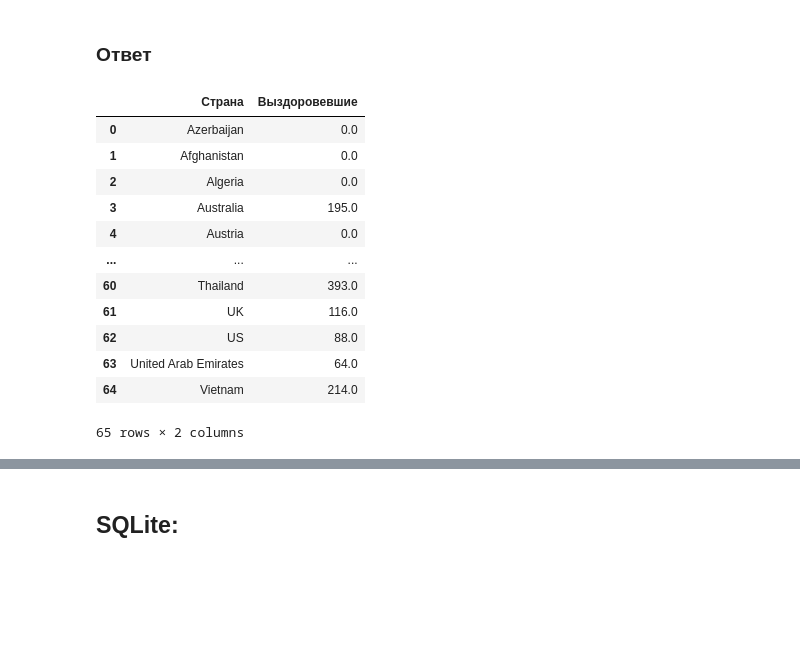
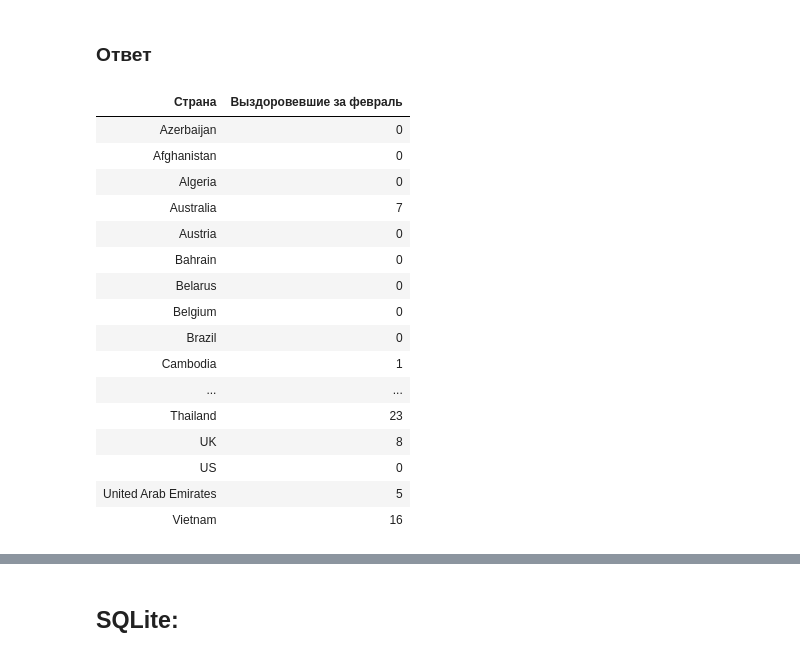
Before and after one commit to Education-Bugaev-RV/TOBD, a Jupyter notebook: ЛР (1)/notebook.ipynb, the cells around one changed output, grey strips where cells are left out. Saved outputs shown, nothing was run; the diff lists cells and outputs as text; code cells hidden in the pictures; blank space fills up the shorter version.

```diff
--- a/ЛР (1)/notebook.ipynb
+++ b/ЛР (1)/notebook.ipynb
@@ -8,3 +10,5 @@ import sqlite3
+# %%
+pd.set_option('display.max_rows', None)
 # %% [markdown]
 ## CSV:
 # %% [markdown]
@@ -18,26 +22,56 @@ df_raw_csv = pd.read_csv('./Вариант 4/covid_19_data.csv')
 # приводит данные в колонке date к datetime
 df_raw_csv['ObservationDate'] = pd.to_datetime(df_raw_csv['ObservationDate'])
 
-# отбирает данные за февраль
-df_february = df_raw_csv[df_raw_csv['ObservationDate'].dt.month == 2]
+# Заменяем NaN в 'Province/State' на 'No region'
+df_raw_csv['Province/State'] = df_raw_csv['Province/State'].fillna('No region')
 
-# рассчитывает выздоровевших в каждой стране
-recovered = df_february.groupby('Country/Region')['Recovered'].sum()
+# Данные за январь и февраль
+jan = df_raw_csv[df_raw_csv['ObservationDate'].dt.month == 1]
+feb = df_raw_csv[df_raw_csv['ObservationDate'].dt.month == 2]
+
+# Группируем по стране и региону, берём максимум 'Recovered'
+max_jan = jan.groupby(['Country/Region', 'Province/State'])['Recovered'].max().reset_index()
+max_feb = feb.groupby(['Country/Region', 'Province/State'])['Recovered'].max().reset_index()
+
+# Объединяем по стране и региону
+merged = pd.merge(
+    max_feb,
+    max_jan,
+    on=['Country/Region', 'Province/State'],
+    how='left',
+    suffixes=('_feb', '_jan')
+)
+
+# Считаем разницу
+merged['Recovered_feb_only'] = merged['Recovered_feb'] - merged['Recovered_jan']
+
+# Если за январь нет данных — считаем 0
+merged['Recovered_jan'] = merged['Recovered_jan'].fillna(0)
+
+# Суммируем по странам
+recovered_by_country = merged.groupby('Country/Region')['Recovered_feb_only'].sum().reset_index()
 # %% [markdown]
 ### Ответ
 # %%
-pd.DataFrame({'Страна': recovered.keys().array, 'Выздоровевшие': recovered.values})
+pd.DataFrame({
+    'Страна': recovered_by_country['Country/Region'],
+    'Выздоровевшие за февраль': recovered_by_country['Recovered_feb_only'].astype('int32')
+    }).style.hide(axis='index')
 # %% [output]
-|  | Страна | Выздоровевшие |
-| 0 | Azerbaijan | 0.0 |
-| 1 | Afghanistan | 0.0 |
-| 2 | Algeria | 0.0 |
-| 3 | Australia | 195.0 |
-| 4 | Austria | 0.0 |
-| ... | ... | ... |
-| 60 | Thailand | 393.0 |
-| 61 | UK | 116.0 |
-| 62 | US | 88.0 |
-| 63 | United Arab Emirates | 64.0 |
-| 64 | Vietnam | 214.0 |
+| Страна | Выздоровевшие за февраль |
+| Azerbaijan | 0 |
+| Afghanistan | 0 |
+| Algeria | 0 |
+| Australia | 7 |
+| Austria | 0 |
+| Bahrain | 0 |
+| Belarus | 0 |
+| Belgium | 0 |
+| Brazil | 0 |
+| Cambodia | 1 |
+| ... | ... |
+| Thailand | 23 |
+| UK | 8 |
+| US | 0 |
+| United Arab Emirates | 5 |
+| Vietnam | 16 |
-65 rows × 2 columns
```
Also changed, not shown: parts of 3 cells of this notebook.
